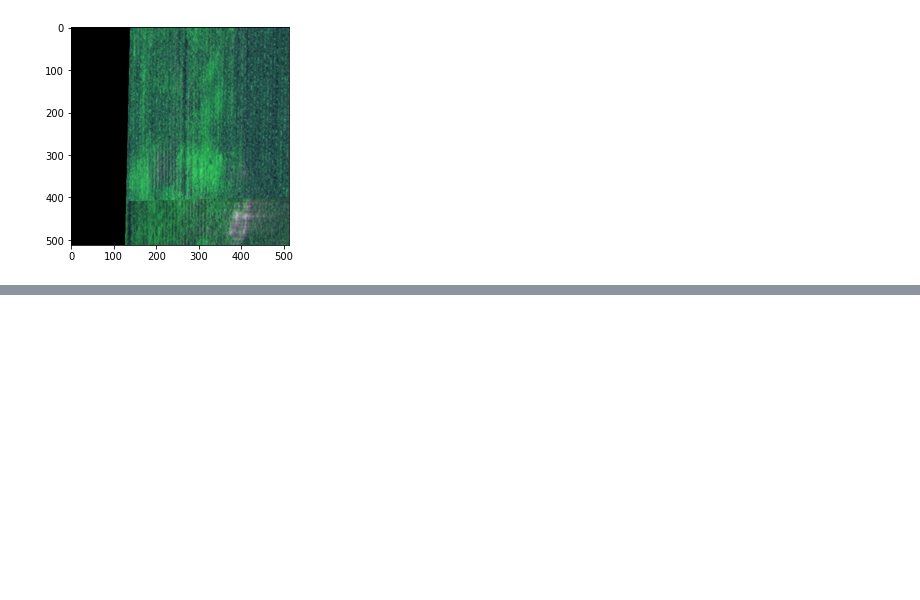
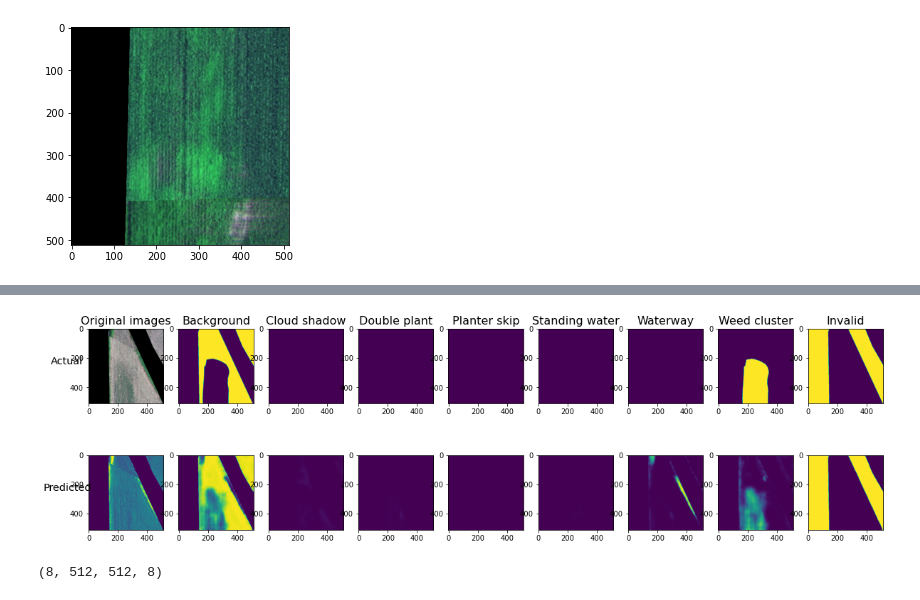
Before and after one commit to AndersonMonken/ANLY590-AgViz2020, a Jupyter notebook: first_go_around.ipynb, the cells around one changed output, grey strips where cells are left out. Cells and saved outputs as stored; diff of their text form; code cells hidden in the pictures; blank space fills up the shorter version.

```diff
--- a/first_go_around.ipynb
+++ b/first_go_around.ipynb
@@ -395,3 +410,27 @@ for i,ax in enumerate(axes.flat):
+# %%
+label_dict = ['Background','Cloud shadow', 'Double plant', 'Planter skip','Standing water','Waterway','Weed cluster','Invalid']
+rows = ['{}'.format(row) for row in ['Actual','Predicted']]
+num = 3
+fig, axes = plt.subplots(2, 9, figsize=(20,6))
+for i,ax in enumerate(axes.flat):
+    if i == 0:
+        ax.set_title('Original images',fontdict = {'fontsize' : 16})
+        ax.imshow(x[num,:,:,1:])
+    elif i == 9:
+        ax.imshow(x[num,:,:,0])
+    elif i < 9:
+        ax.imshow(y[num,:,:, i - 1])
+        ax.set_title(label_dict[i - 1],fontdict = {'fontsize' : 16})
+    else:
+        ax.imshow(y_pred[num,:,:,(i-2) % 8], vmin=0,vmax=1)
+for ax, row in zip(axes[:,0], rows):
+    ax.set_ylabel(row, rotation=0, size='x-large')
+# %% [output]
+[figure, added]
+# %%
+y_pred.shape
+# %% [output]
+(8, 512, 512, 8)
 # %%
 class AgrVimIOU(tf.keras.metrics.Metric):
     """ Modified mIOU as in Agriculture-Vision challenge
```
Also changed, not shown: parts of 15 cells of this notebook, 1 other file.
